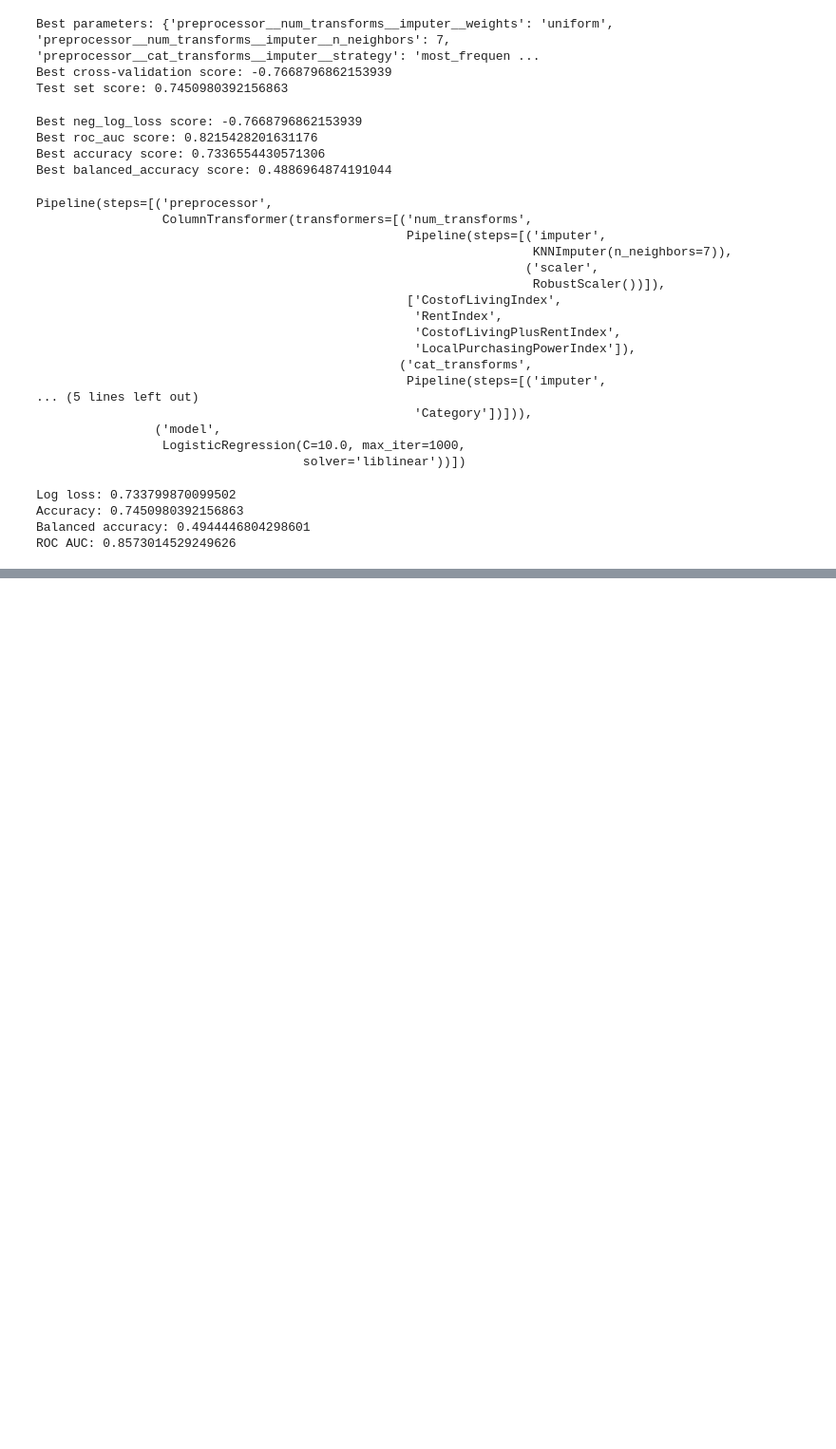
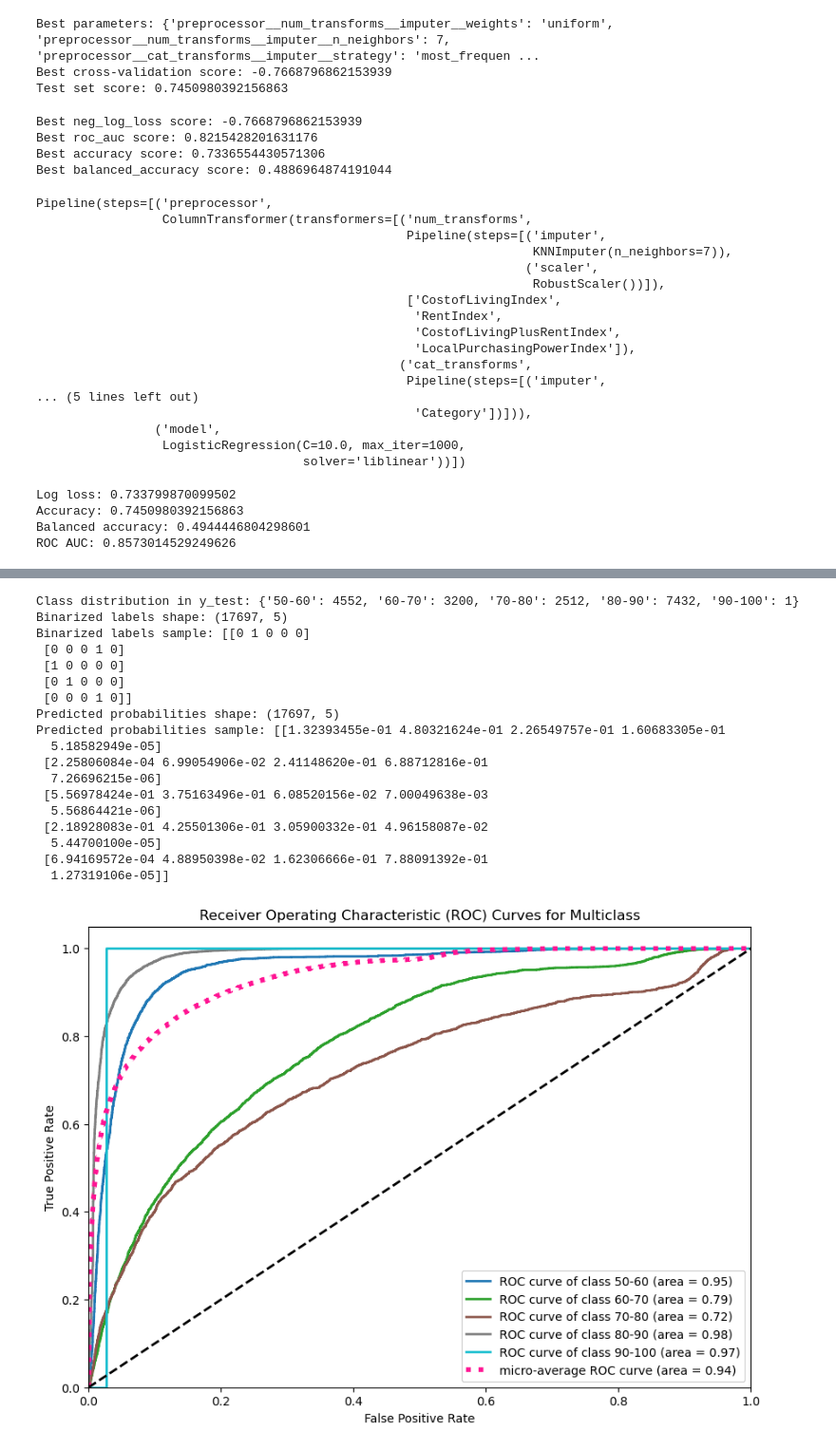
Before and after one commit to benjso/team_project-2, a Jupyter notebook: src/melih_pipeline_randomForest.ipynb, the cells around one changed output, grey strips where cells are left out. Shown at 95% size. Cells and saved outputs as stored; diff of their text form; code cells hidden in the pictures; blank space fills up the shorter version.

```diff
--- a/src/melih_pipeline_randomForest.ipynb
+++ b/src/melih_pipeline_randomForest.ipynb
@@ -281,0 +300,77 @@ ROC AUC: 0.8573014529249626
+# %%
+from sklearn.metrics import roc_curve, auc
+from sklearn.preprocessing import label_binarize
+
+# Check class distribution in test set
+unique, counts = np.unique(y_test, return_counts=True)
+print("Class distribution in y_test:", dict(zip(unique, counts)))
+
+# Get the unique class labels from y_test
+unique_classes = np.unique(y_test)
+
+# Binarize the output using the actual class labels
+y_test_binarized = label_binarize(y_test, classes=unique_classes)
+
+# Check binarized labels
+print("Binarized labels shape:", y_test_binarized.shape)
+print("Binarized labels sample:", y_test_binarized[:5])
+
+# Check predictions
+print("Predicted probabilities shape:", y_pred_proba.shape)
+print("Predicted probabilities sample:", y_pred_proba[:5])
+
+# Compute ROC curve and ROC area for each class
+fpr = dict()
+tpr = dict()
+roc_auc = dict()
+for i in range(len(unique_classes)):
+    if np.sum(y_test_binarized[:, i]) == 0:
+        print(f"No positive samples in class {i}")
+        continue  # Skip this class if there are no positive samples
+    fpr[i], tpr[i], _ = roc_curve(y_test_binarized[:, i], y_pred_proba[:, i])
+    roc_auc[i] = auc(fpr[i], tpr[i])
+
+# Compute micro-average ROC curve and ROC area
+fpr["micro"], tpr["micro"], _ = roc_curve(y_test_binarized.ravel(), y_pred_proba.ravel())
+roc_auc["micro"] = auc(fpr["micro"], tpr["micro"])
+
+# Plot all ROC curves
+plt.figure(figsize=(10, 7))
+colors = plt.cm.get_cmap('tab10', len(unique_classes))
+
+for i, color in zip(range(len(unique_classes)), colors.colors):
+    if i in fpr:
+        plt.plot(fpr[i], tpr[i], color=color, lw=2,
+                 label=f'ROC curve of class {class_names[i]} (area = {roc_auc[i]:.2f})')
+
+plt.plot(fpr["micro"], tpr["micro"], color='deeppink', linestyle=':', linewidth=4,
+         label=f'micro-average ROC curve (area = {roc_auc["micro"]:.2f})')
+
+plt.plot([0, 1], [0, 1], 'k--', lw=2)
+plt.xlim([0.0, 1.0])
+plt.ylim([0.0, 1.05])
+plt.xlabel('False Positive Rate')
+plt.ylabel('True Positive Rate')
+plt.title('Receiver Operating Characteristic (ROC) Curves for Multiclass')
+plt.legend(loc="lower right")
+plt.show()
+# %% [output]
+Class distribution in y_test: {'50-60': 4552, '60-70': 3200, '70-80': 2512, '80-90': 7432, '90-100': 1}
+Binarized labels shape: (17697, 5)
+Binarized labels sample: [[0 1 0 0 0]
+ [0 0 0 1 0]
+ [1 0 0 0 0]
+ [0 1 0 0 0]
+ [0 0 0 1 0]]
+Predicted probabilities shape: (17697, 5)
+Predicted probabilities sample: [[1.32393455e-01 4.80321624e-01 2.26549757e-01 1.60683305e-01
+  5.18582949e-05]
+ [2.25806084e-04 6.99054906e-02 2.41148620e-01 6.88712816e-01
+  7.26696215e-06]
+ [5.56978424e-01 3.75163496e-01 6.08520156e-02 7.00049638e-03
+  5.56864421e-06]
+ [2.18928083e-01 4.25501306e-01 3.05900332e-01 4.96158087e-02
+  5.44700100e-05]
+ [6.94169572e-04 4.88950398e-02 1.62306666e-01 7.88091392e-01
+  1.27319106e-05]]
+[figure, added]
```
Also changed, not shown: parts of 5 cells of this notebook.
